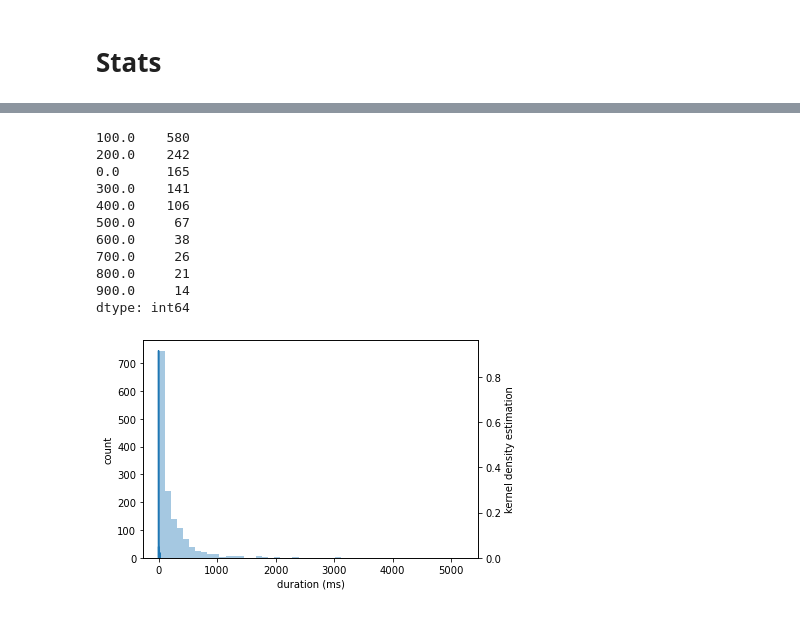
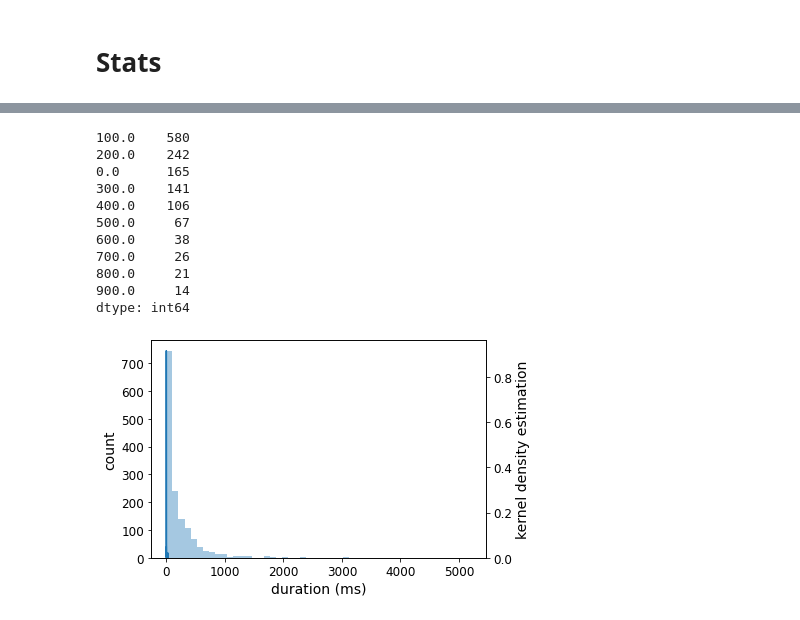
Before and after one commit to Joilence/Gaze-on-Grid, a Jupyter notebook: data-analysis/gaze_analysis.ipynb, the cells around one changed output, grey strips where cells are left out. Drawn from its saved outputs; the diff is of its cells as text; code cells hidden in the pictures.

```diff
--- a/data-analysis/gaze_analysis.ipynb
+++ b/data-analysis/gaze_analysis.ipynb
@@ -168,6 +168,9 @@ finish: dao-gaze_ranking_grid_2
 <Figure size 432x288 with 0 Axes>
 # %% [markdown]
 # Stats
+# %%
+tick_fontsize = 12
+label_fontsize = 14
 # %%
 all_v = []
 for name in tqdm(names):
@@ -244,23 +235,26 @@ for name in tqdm(names):
 # %%
 all_d = [round(d, -2) for d in all_d]
 all_d = pd.Series(all_d)
 print(all_d.value_counts().head(10))
-ax = sns.distplot(all_d, kde=False, axlabel='duration (ms)')
-plt.ylabel('count', axes=ax)
+ax = sns.distplot(all_d, kde=False)
+plt.xlabel('duration (ms)', fontsize=label_fontsize)
+plt.ylabel('count', axes=ax, fontsize=label_fontsize)
+plt.tick_params(labelsize=tick_fontsize)
 ax2 = ax.twinx()
 sns.kdeplot(all_v, ax=ax2)
-plt.ylabel('kernel density estimation', axes=ax2)
+plt.tick_params(labelsize=tick_fontsize)
+plt.ylabel('kernel density estimation', axes=ax2, fontsize=label_fontsize)
 plt.savefig('stats/duration_distribution', dpi=300)
 # %% [output]
 100.0    580
 200.0    242
 0.0      165
 300.0    141
 400.0    106
 500.0     67
 600.0     38
 700.0     26
 800.0     21
 900.0     14
 dtype: int64
-[figure, old version]
+[figure, new version]
```
Also changed, not shown: parts of 3 cells of this notebook, 4 other files.
